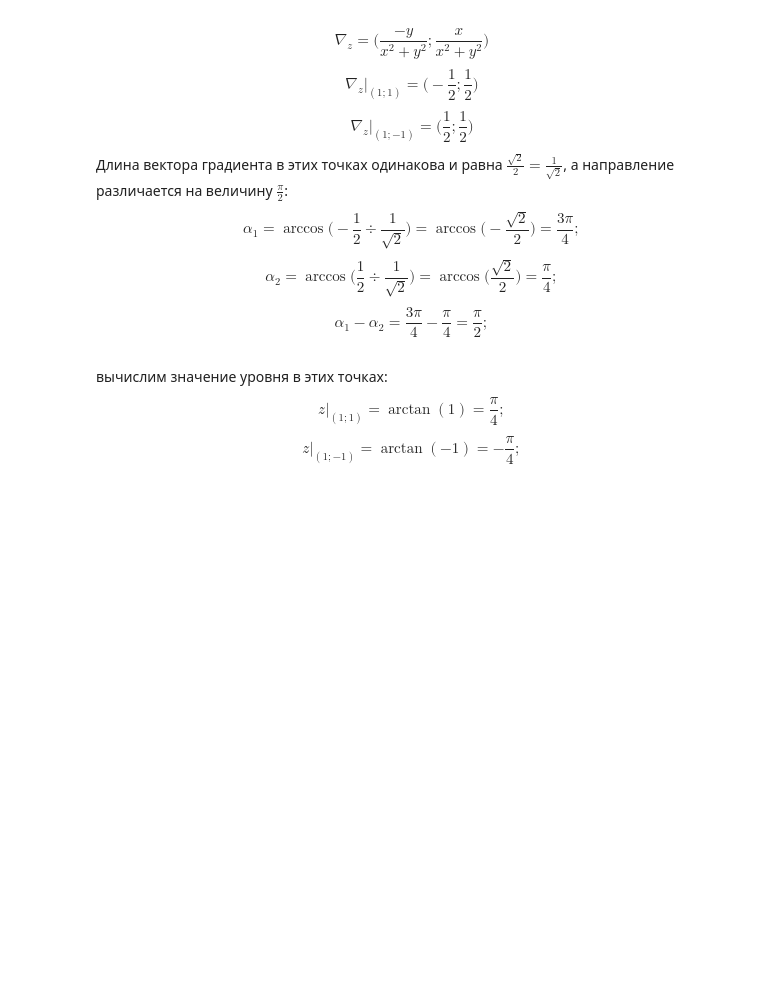
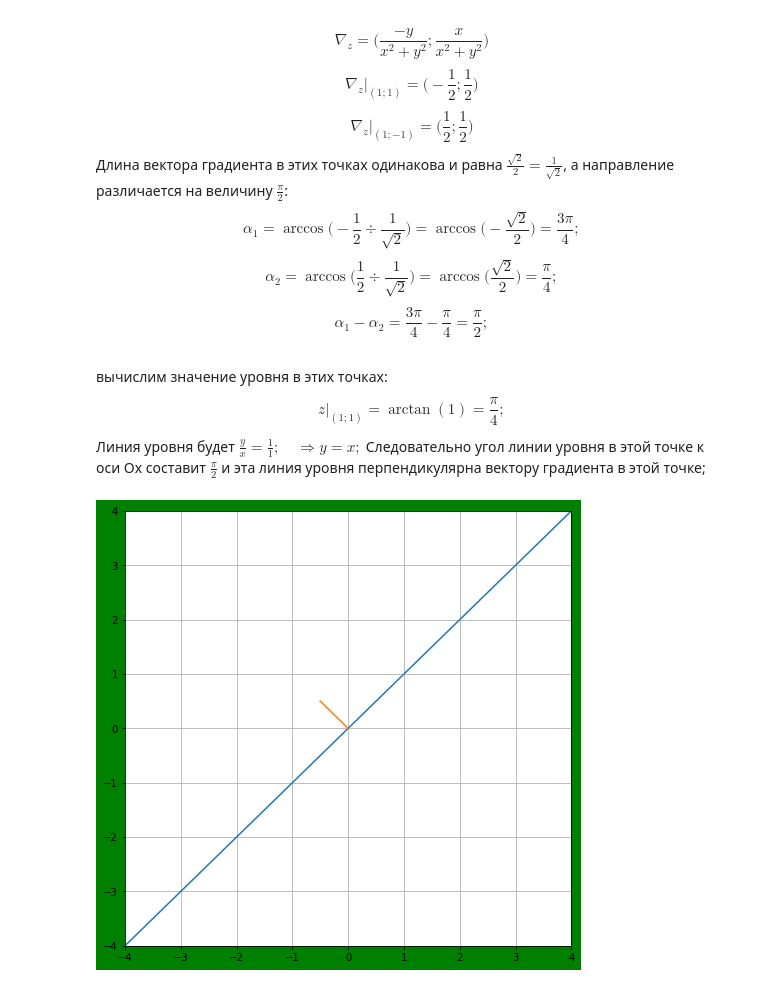
Before and after one commit to gorahohlov/matan_course, a Jupyter notebook: homework_09.ipynb, the cells around one changed output. Saved outputs shown, nothing was run; the diff lists cells and outputs as text; code cells hidden in the pictures; blank space fills up the shorter version.

```diff
--- a/homework_09.ipynb
+++ b/homework_09.ipynb
@@ -166,4 +166,20 @@ $$\alpha_1-\alpha_2=\frac{3\pi}{4}-\frac{\pi}{4}=\frac{\pi}{2};$$
 # %% [markdown]
 вычислим значение уровня в этих точках:
 $$z\Big|_{(1;1)}=\arctan(1)=\frac{\pi}{4};$$
-$$z\Big|_{(1;-1)}=\arctan(-1)=-\frac{\pi}{4};$$
+Линия уровня будет $\frac{y}{x}=\frac{1}{1};\quad \Rightarrow y=x;$ Следовательно угол линии уровня в этой точке к оси Ox составит $\frac{\pi}{2}$ и эта линия уровня перпендикулярна вектору градиента в этой точке;
+# %%
+import numpy as np
+from matplotlib import pyplot as plt
+import warnings
+import math
+warnings.filterwarnings('ignore')
+x = np.linspace(-4, 4, 16)
+v = np.linspace(-.5, 0, 6)
+plt.figure(figsize=(8,8), facecolor='g')
+plt.axis([-4, 4, -4, 4])
+plt.plot(x, x)
+plt.plot(v, -v)
+plt.grid()
+plt.show()
+# %% [output]
+[figure, added]
```
Also changed, not shown: parts of 3 cells of this notebook.
